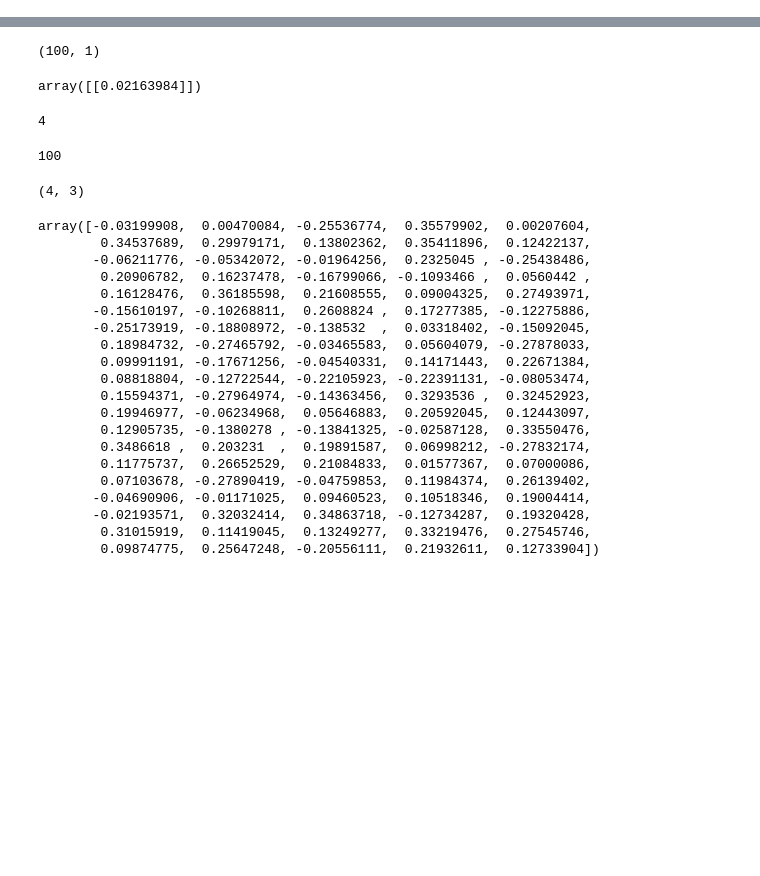
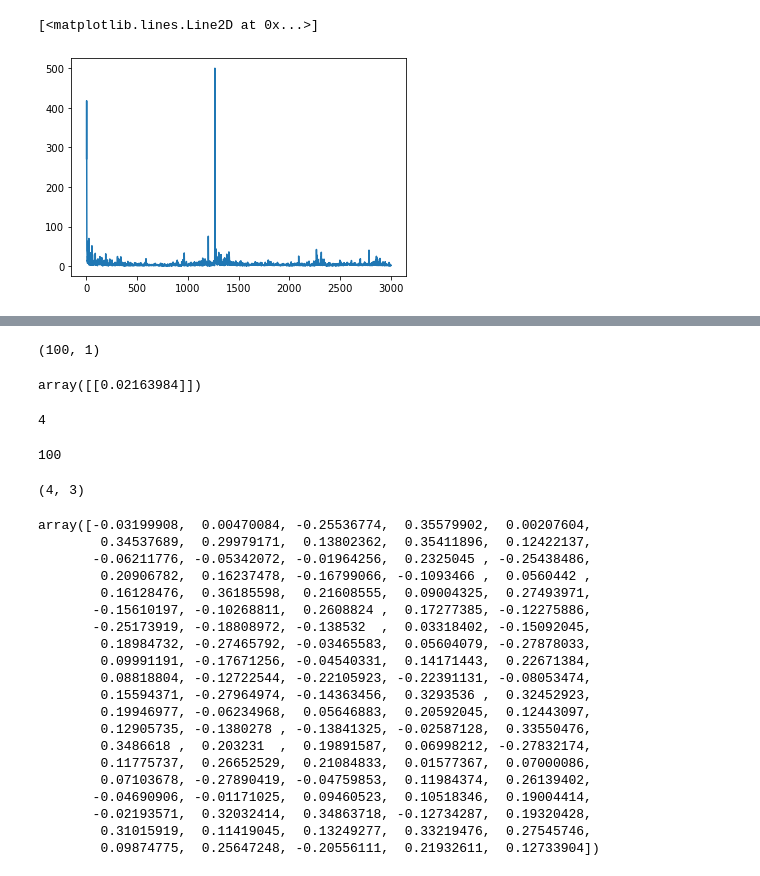
Before and after one commit to wernerolaf/MIO, a Jupyter notebook: MLP.ipynb, the cells around one changed output, grey strips where cells are left out. Drawn from its saved outputs; the diff is of its cells as text; code cells hidden in the pictures; blank space fills up the shorter version.

```diff
--- a/MLP.ipynb
+++ b/MLP.ipynb
@@ -229,0 +335,4 @@ print(error)
+# %%
+mlp_RMS=MLP(1,1,[15,17,19],sigmoid)
+mlp_RMS.weights=mlp_start.weights.copy()
+mlp_RMS.biases=mlp_start.biases.copy()
@@ -229,0 +370,2 @@ print(error)
+# %%
+error_RMS=mlp_RMS.train(train_input_layer,true_output_layer,RMSprop=True)
@@ -238,3 +400,8 @@ ax.scatter(train_input_layer,output_layer,color="b")
+# %%
+plt.plot(t,error_RMS)
+# %% [output]
+[<matplotlib.lines.Line2D at 0x...>]
+[figure, added]
 # %%
 [mlp.hidden_layers[x].shape for x in range(3)]
 # %% [output]
```
Also changed, not shown: parts of 28 cells of this notebook.
